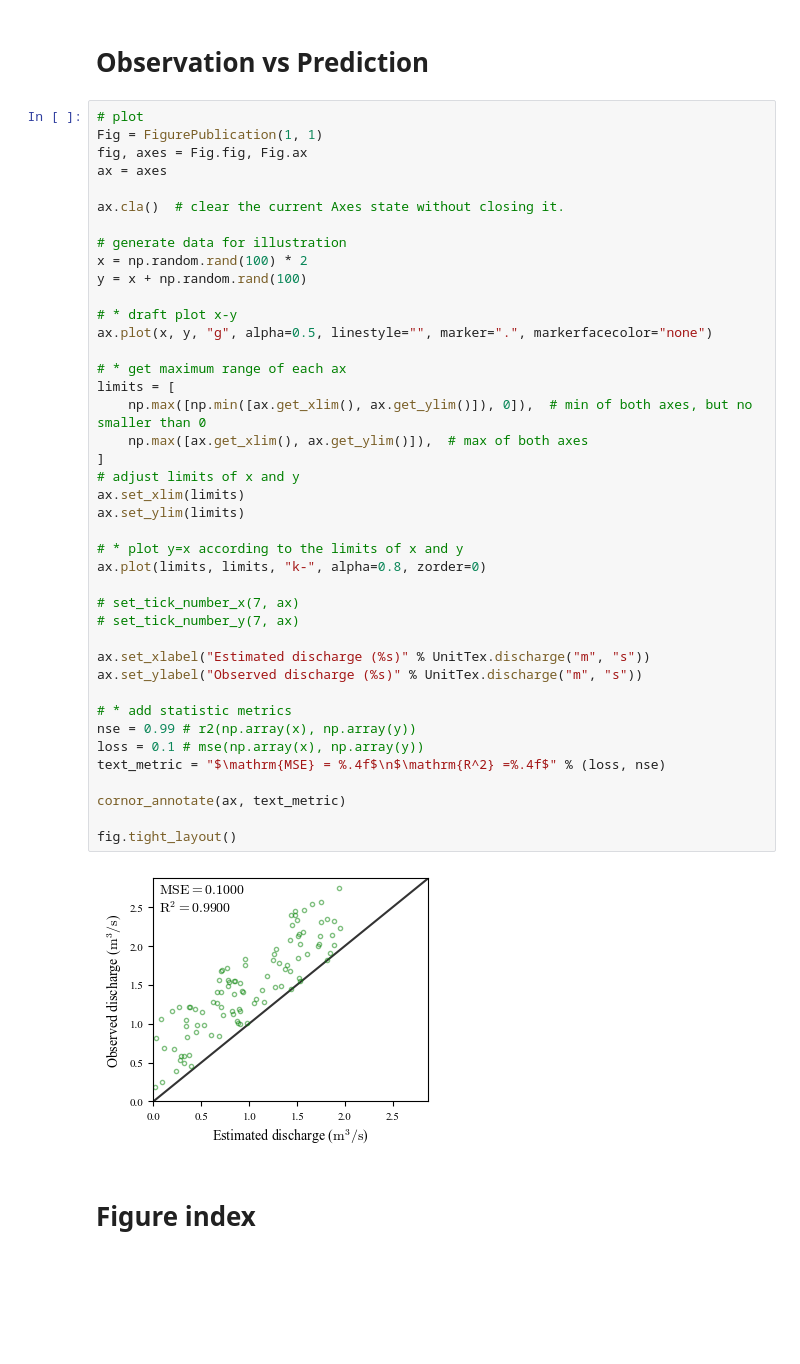
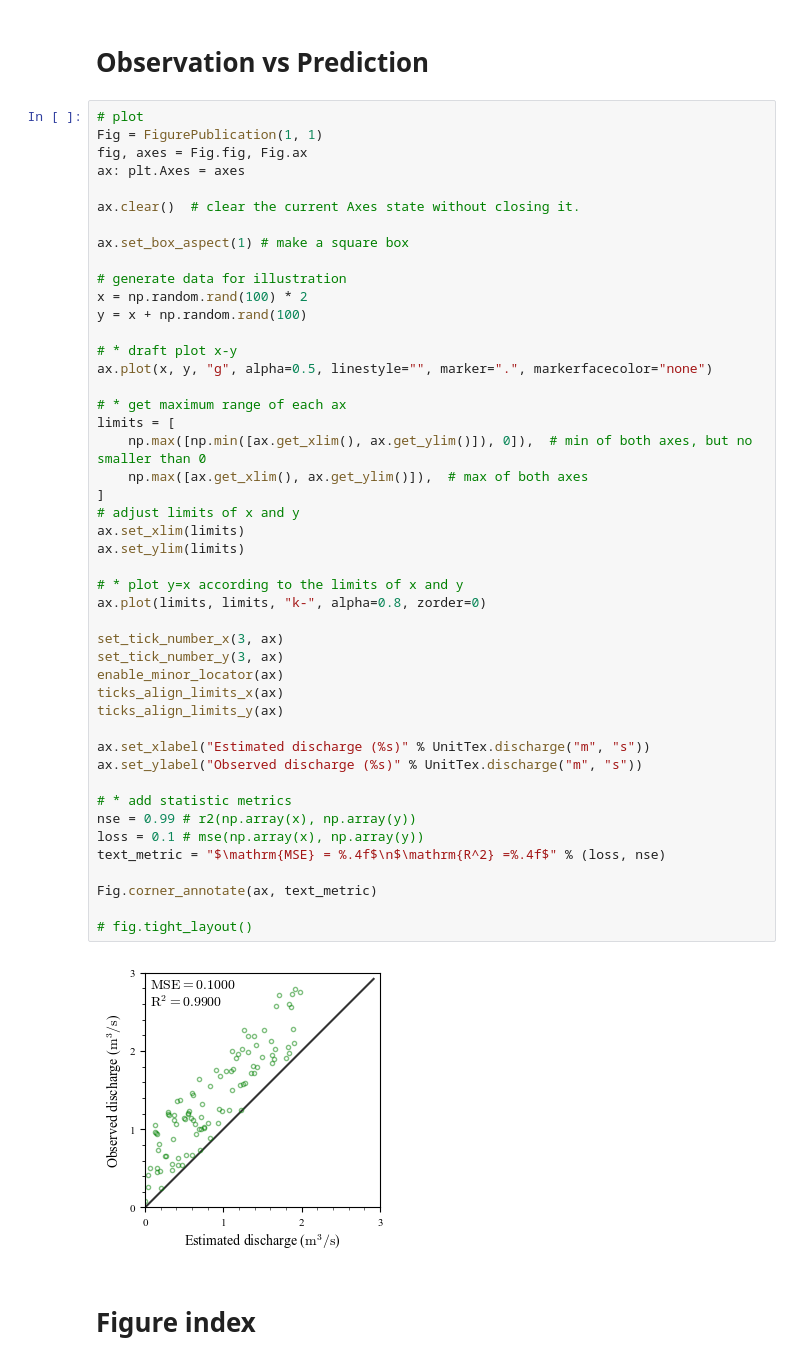
Before and after one commit to ruozhoulin/PlotPublication, a Jupyter notebook: tutorial_1_component.ipynb, the cells around one changed output. Cells and saved outputs as stored; diff of their text form; blank space fills up the shorter version.

Commit message:
Major update: * better rc * better minor tick * refactor FigurePublication * using shared x and y

```diff
--- a/tutorial_1_component.ipynb
+++ b/tutorial_1_component.ipynb
@@ -10,45 +10,50 @@ path_figure_dir = "figures"
 # plot
 Fig = FigurePublication(1, 1)
 fig, axes = Fig.fig, Fig.ax
-ax = axes
+ax: plt.Axes = axes
 
-ax.cla()  # clear the current Axes state without closing it.
+ax.clear()  # clear the current Axes state without closing it.
+
+ax.set_box_aspect(1) # make a square box
 
 # generate data for illustration
 x = np.random.rand(100) * 2
 y = x + np.random.rand(100)
 
 # * draft plot x-y
 ax.plot(x, y, "g", alpha=0.5, linestyle="", marker=".", markerfacecolor="none")
 
 # * get maximum range of each ax
 limits = [
     np.max([np.min([ax.get_xlim(), ax.get_ylim()]), 0]),  # min of both axes, but no smaller than 0
     np.max([ax.get_xlim(), ax.get_ylim()]),  # max of both axes
 ]
 # adjust limits of x and y
 ax.set_xlim(limits)
 ax.set_ylim(limits)
 
 # * plot y=x according to the limits of x and y
 ax.plot(limits, limits, "k-", alpha=0.8, zorder=0)
 
-# set_tick_number_x(7, ax)
-# set_tick_number_y(7, ax)
+set_tick_number_x(3, ax)
+set_tick_number_y(3, ax)
+enable_minor_locator(ax)
+ticks_align_limits_x(ax)
+ticks_align_limits_y(ax)
 
 ax.set_xlabel("Estimated discharge (%s)" % UnitTex.discharge("m", "s"))
 ax.set_ylabel("Observed discharge (%s)" % UnitTex.discharge("m", "s"))
 
 # * add statistic metrics
 nse = 0.99 # r2(np.array(x), np.array(y))
 loss = 0.1 # mse(np.array(x), np.array(y))
 text_metric = "$\mathrm{MSE} = %.4f$\n$\mathrm{R^2} =%.4f$" % (loss, nse)
 
-cornor_annotate(ax, text_metric)
+Fig.corner_annotate(ax, text_metric)
 
-fig.tight_layout()
+# fig.tight_layout()
 # %% [output]
-[figure, old version]
+[figure, new version]
 # %% [markdown]
 # Figure index
 # %%
```
Also changed, not shown: parts of 12 cells of this notebook, 11 other files.
